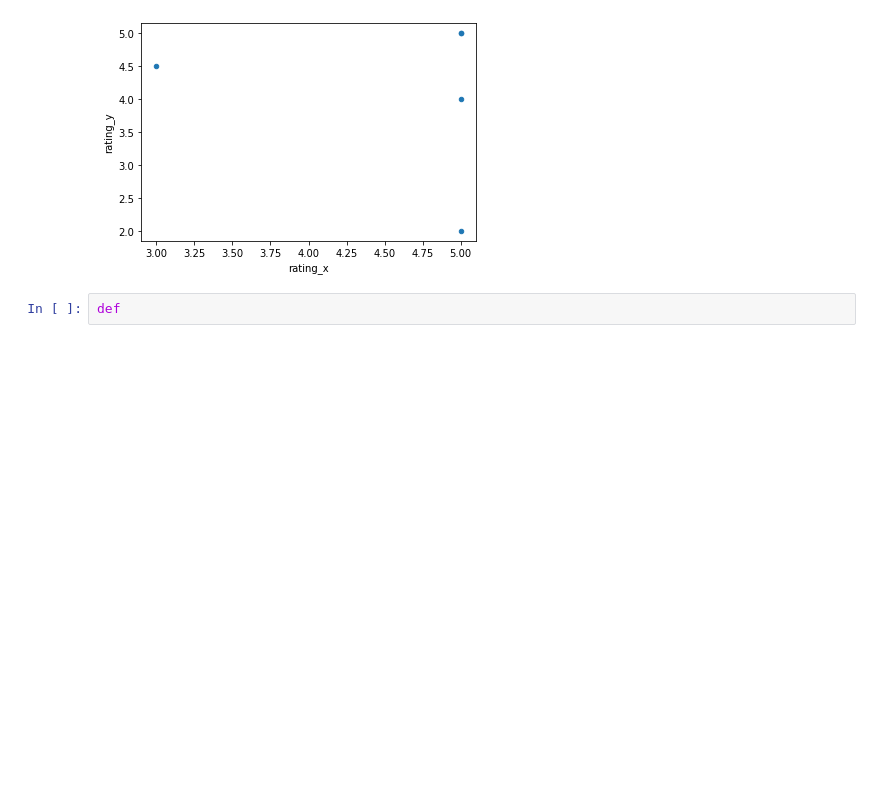
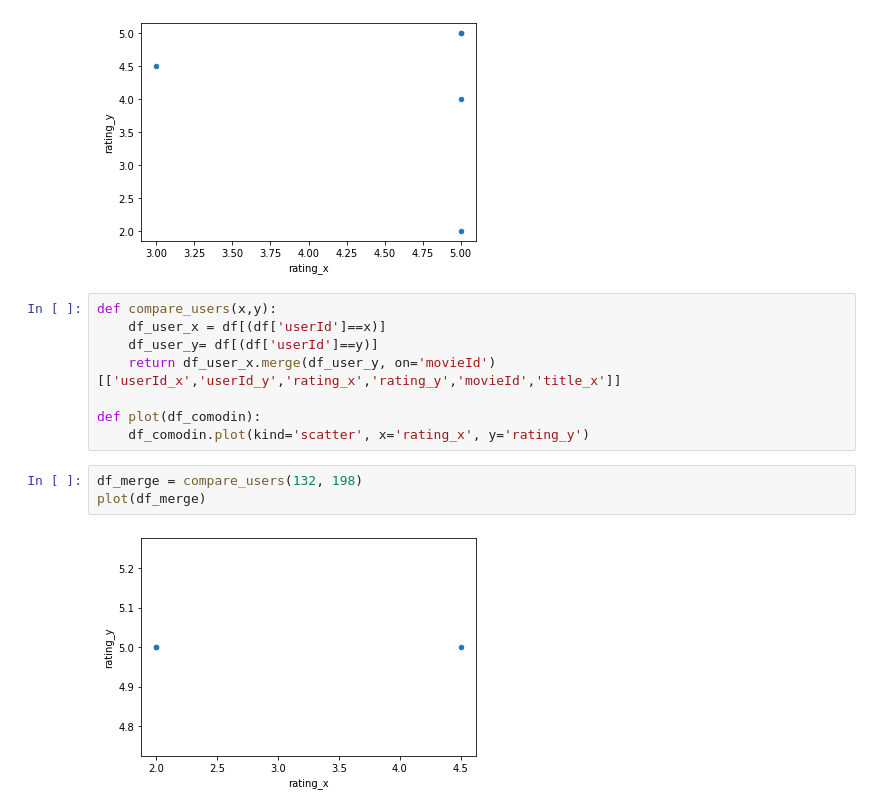
Before and after one commit to mg-um/umpe-ml2, a Jupyter notebook: UMPE - ML2 - Recomendadores.ipynb, the cells around one changed output. Drawn from its saved outputs; the diff is of its cells as text; blank space fills up the shorter version.

```diff
--- a/UMPE - ML2 - Recomendadores.ipynb
+++ b/UMPE - ML2 - Recomendadores.ipynb
@@ -134,5 +134,16 @@ df_merge.plot(kind='scatter', x='rating_x', y='rating_y')
 # %% [output]
 <AxesSubplot:xlabel='rating_x', ylabel='rating_y'>
 [figure]
-# %%
-def
+# %%
+def compare_users(x,y):
+    df_user_x = df[(df['userId']==x)]
+    df_user_y= df[(df['userId']==y)]
+    return df_user_x.merge(df_user_y, on='movieId')[['userId_x','userId_y','rating_x','rating_y','movieId','title_x']]
+
+def plot(df_comodin):
+    df_comodin.plot(kind='scatter', x='rating_x', y='rating_y')
+# %%
+df_merge = compare_users(132, 198)
+plot(df_merge)
+# %% [output]
+[figure, added]
```
Also changed, not shown: parts of 1 cell of this notebook.
